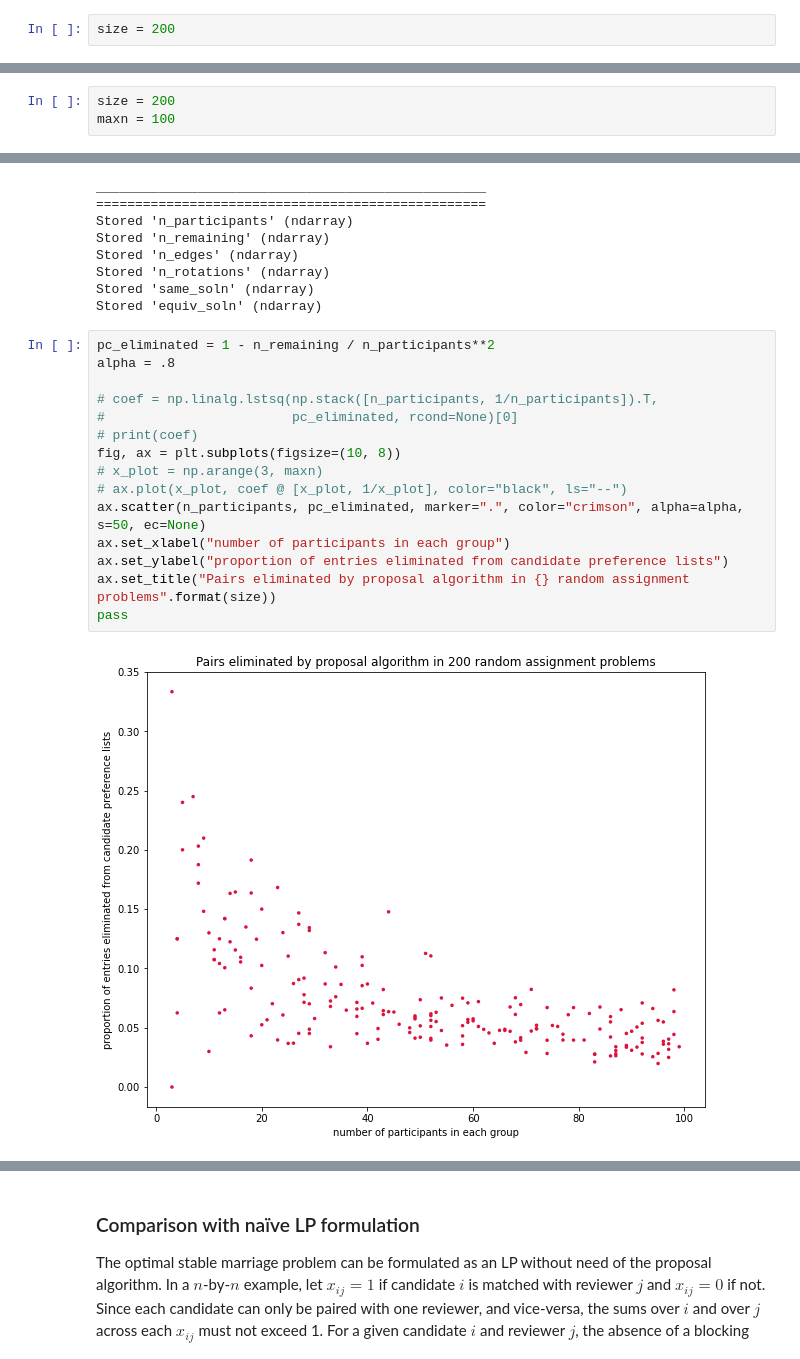
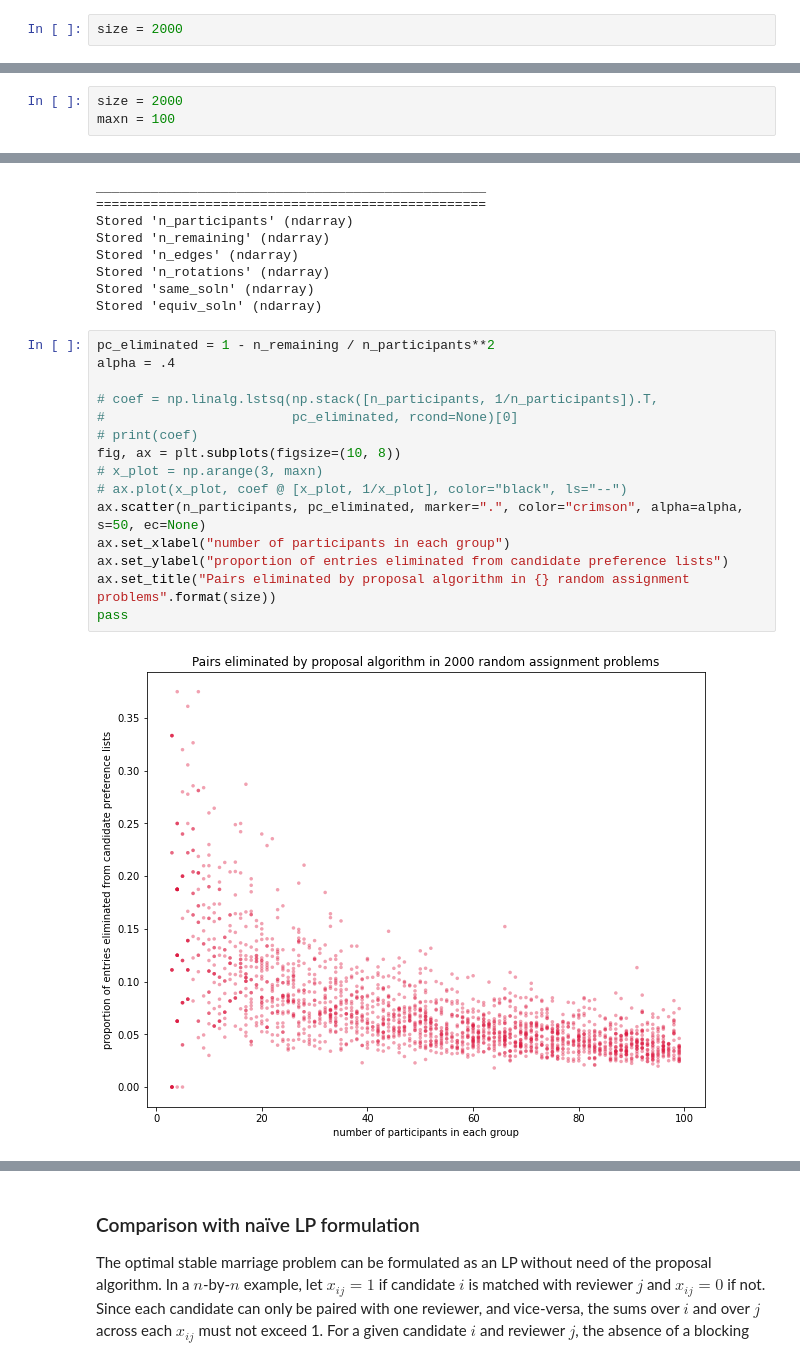
Before and after one commit to maxkapur/assignment, a Jupyter notebook: discussion.ipynb, the cells around one changed output, grey strips where cells are left out. Drawn from its saved outputs; the diff is of its cells as text.

```diff
--- a/discussion.ipynb
+++ b/discussion.ipynb
@@ -313,7 +312,7 @@ pass
 
 Asymmetrical problems, and problems where desk rejects are allowed, typically have few or no rotations.
 # %%
-size = 200
+size = 2000
 # %%
 %%script false --no-raise-error
 np.random.seed(900)
@@ -356,7 +355,7 @@ pass
 # %% [markdown]
 Symmetrical problems tend to have a larger solution set.
 # %%
-size = 200
+size = 2000
 maxn = 100
 # %%
 %%script false --no-raise-error
@@ -426,21 +425,21 @@ Stored 'same_soln' (ndarray)
 Stored 'equiv_soln' (ndarray)
 # %%
 pc_eliminated = 1 - n_remaining / n_participants**2
-alpha = .8
+alpha = .4
 
 # coef = np.linalg.lstsq(np.stack([n_participants, 1/n_participants]).T,
 #                        pc_eliminated, rcond=None)[0]
 # print(coef)
 fig, ax = plt.subplots(figsize=(10, 8))
 # x_plot = np.arange(3, maxn)
 # ax.plot(x_plot, coef @ [x_plot, 1/x_plot], color="black", ls="--")
 ax.scatter(n_participants, pc_eliminated, marker=".", color="crimson", alpha=alpha, s=50, ec=None)
 ax.set_xlabel("number of participants in each group")
 ax.set_ylabel("proportion of entries eliminated from candidate preference lists")
 ax.set_title("Pairs eliminated by proposal algorithm in {} random assignment problems".format(size))
 pass
 # %% [output]
-[figure, old version]
+[figure, new version]
 # %%
 coef = np.linalg.lstsq(np.stack([n_participants, np.sqrt(n_participants)]).T,
                         n_rotations, rcond=None)[0]
```
Also changed, not shown: parts of 7 cells of this notebook, 4 other files.
